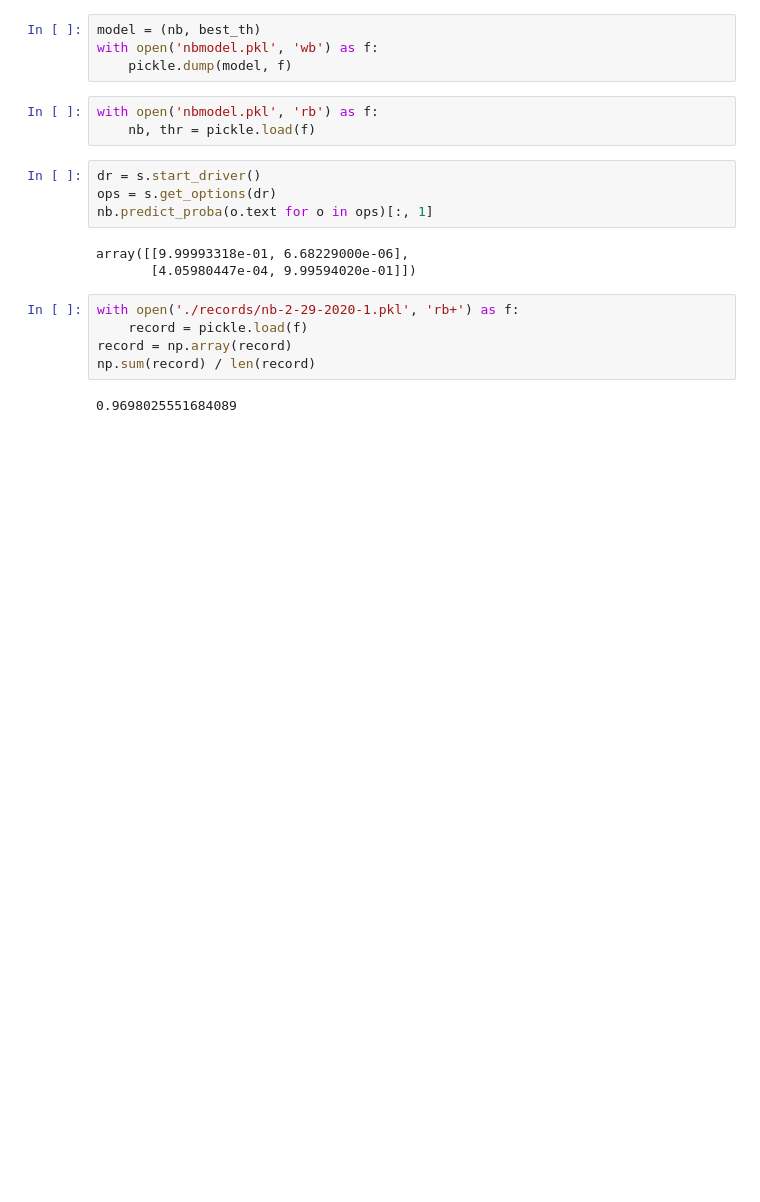
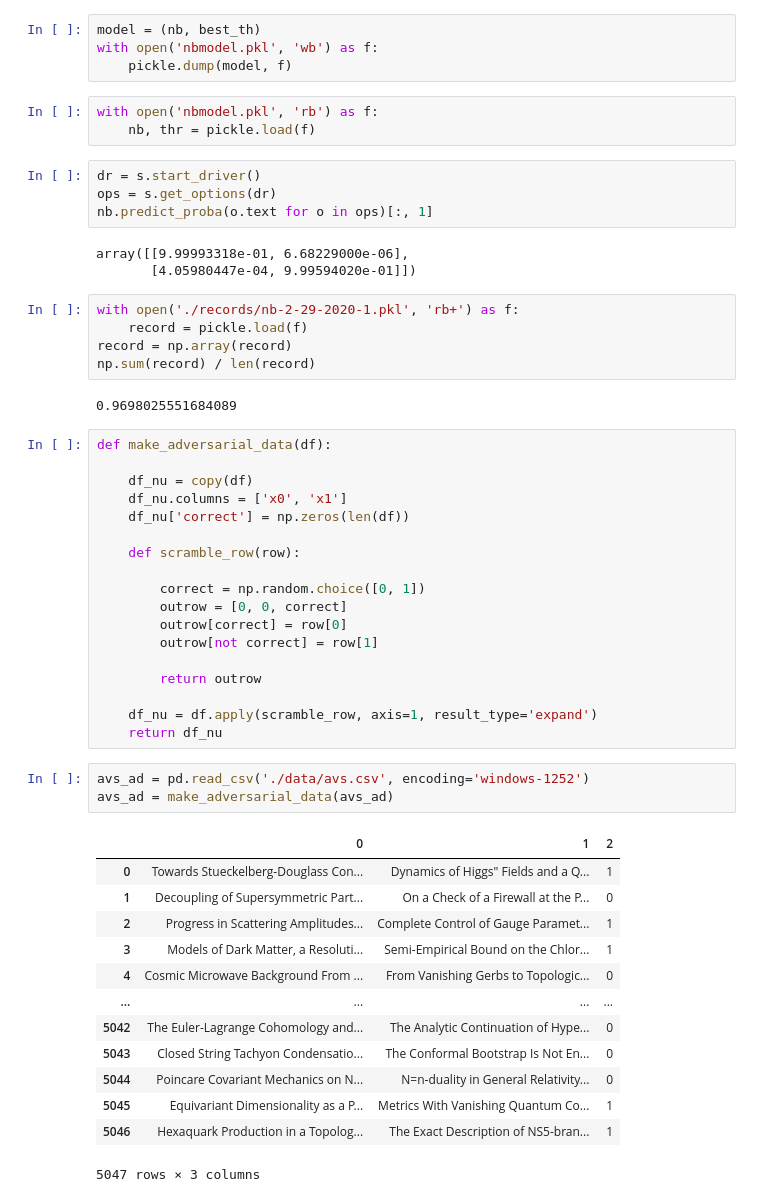
Before and after one commit to SoyBison/Blog_Posts, a Jupyter notebook: ArxivVsSnarxiv/breadboard.ipynb, the cells around one changed output. Saved outputs shown, nothing was run; the diff lists cells and outputs as text; blank space fills up the shorter version.

Commit message:
made_adversarial_function

```diff
--- a/ArxivVsSnarxiv/breadboard.ipynb
+++ b/ArxivVsSnarxiv/breadboard.ipynb
@@ -69,3 +70,38 @@ record = np.array(record)
 np.sum(record) / len(record)
 # %% [output]
 0.9698025551684089
+# %%
+def make_adversarial_data(df):
+
+    df_nu = copy(df)
+    df_nu.columns = ['x0', 'x1']
+    df_nu['correct'] = np.zeros(len(df))
+
+    def scramble_row(row):
+
+        correct = np.random.choice([0, 1])
+        outrow = [0, 0, correct]
+        outrow[correct] = row[0]
+        outrow[not correct] = row[1]
+
+        return outrow
+
+    df_nu = df.apply(scramble_row, axis=1, result_type='expand')
+    return df_nu
+# %%
+avs_ad = pd.read_csv('./data/avs.csv', encoding='windows-1252')
+avs_ad = make_adversarial_data(avs_ad)
+# %% [output]
+|  | 0 | 1 | 2 |
+| 0 | Towards Stueckelberg-Douglass Con... | Dynamics of Higgs" Fields and a Q... | 1 |
+| 1 | Decoupling of Supersymmetric Part... | On a Check of a Firewall at the P... | 0 |
+| 2 | Progress in Scattering Amplitudes... | Complete Control of Gauge Paramet... | 1 |
+| 3 | Models of Dark Matter, a Resoluti... | Semi-Empirical Bound on the Chlor... | 1 |
+| 4 | Cosmic Microwave Background From ... | From Vanishing Gerbs to Topologic... | 0 |
+| ... | ... | ... | ... |
+| 5042 | The Euler-Lagrange Cohomology and... | The Analytic Continuation of Hype... | 0 |
+| 5043 | Closed String Tachyon Condensatio... | The Conformal Bootstrap Is Not En... | 0 |
+| 5044 | Poincare Covariant Mechanics on N... | N=n-duality in General Relativity... | 0 |
+| 5045 | Equivariant Dimensionality as a P... | Metrics With Vanishing Quantum Co... | 1 |
+| 5046 | Hexaquark Production in a Topolog... | The Exact Description of NS5-bran... | 1 |
+5047 rows × 3 columns
```
Also changed, not shown: parts of 2 cells of this notebook.
